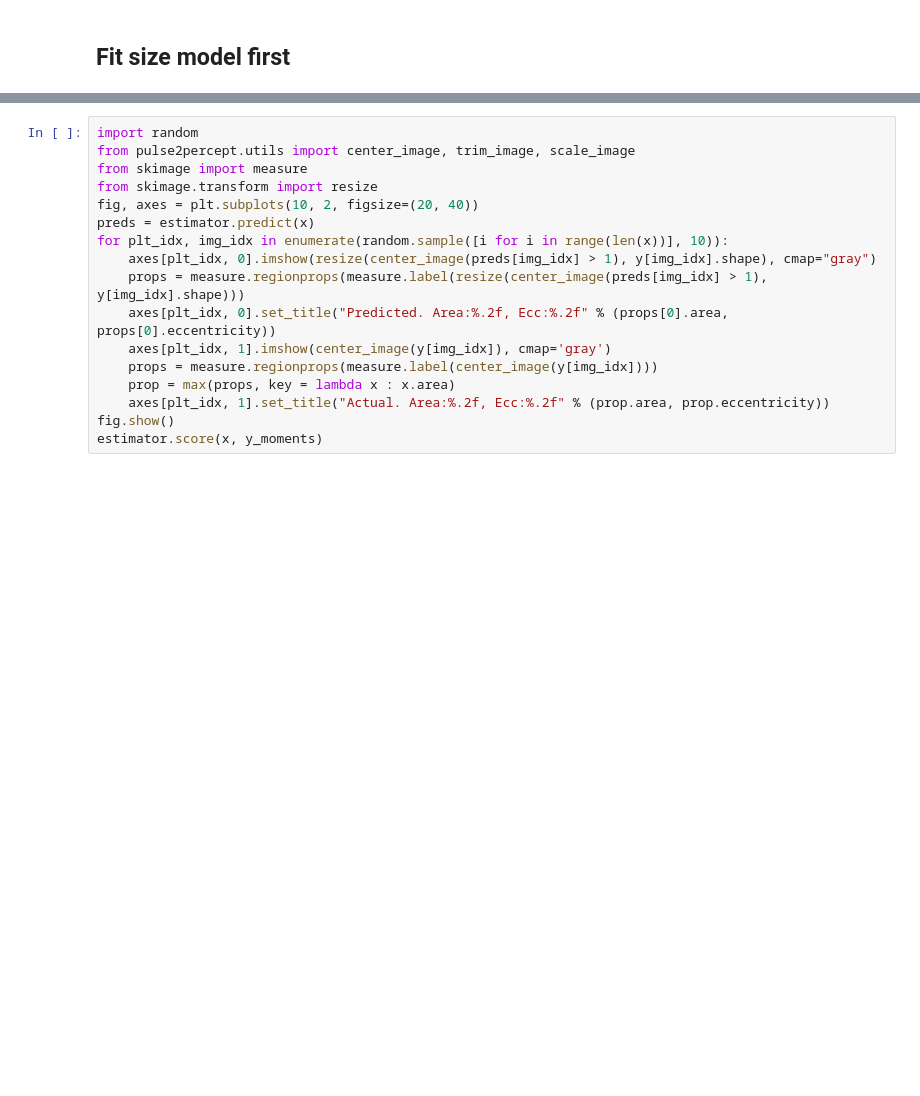
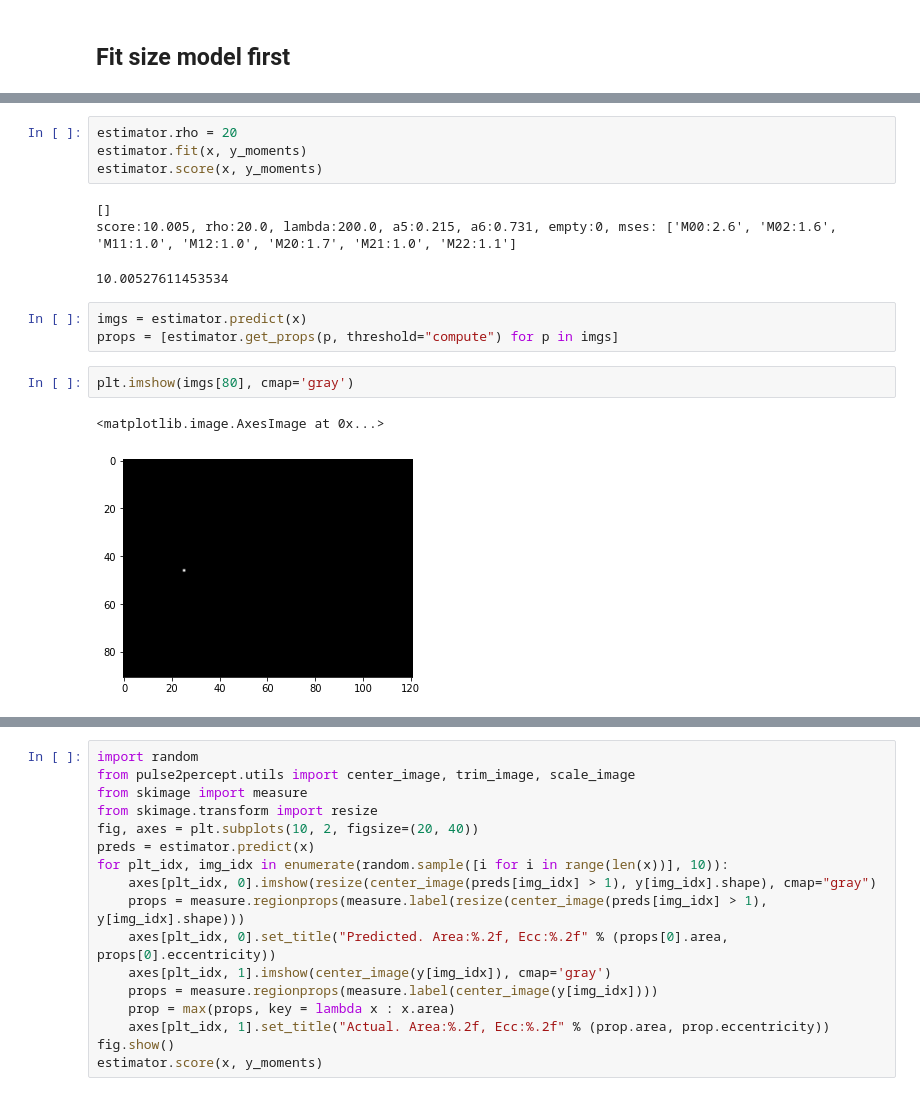
Before and after one commit to bionicvisionlab/shapes, a Jupyter notebook: notebooks/shapes_tester.ipynb, the cells around one changed output, grey strips where cells are left out. Cells and saved outputs as stored; diff of their text form; blank space fills up the shorter version.

```diff
--- a/notebooks/shapes_tester.ipynb
+++ b/notebooks/shapes_tester.ipynb
@@ -259,0 +234,16 @@ score=7.517, rho=175.3, lambda=341.1, a5=0.225, a6=0.719, mses: ['M00: 1.32', 'M
+# %%
+estimator.rho = 20
+estimator.fit(x, y_moments)
+estimator.score(x, y_moments)
+# %% [output]
+[]
+score:10.005, rho:20.0, lambda:200.0, a5:0.215, a6:0.731, empty:0, mses: ['M00:2.6', 'M02:1.6', 'M11:1.0', 'M12:1.0', 'M20:1.7', 'M21:1.0', 'M22:1.1']
+10.00527611453534
+# %%
+imgs = estimator.predict(x)
+props = [estimator.get_props(p, threshold="compute") for p in imgs]
+# %%
+plt.imshow(imgs[80], cmap='gray')
+# %% [output]
+<matplotlib.image.AxesImage at 0x...>
+[figure, added]
```
Also changed, not shown: parts of 15 cells of this notebook, 1 other file.
